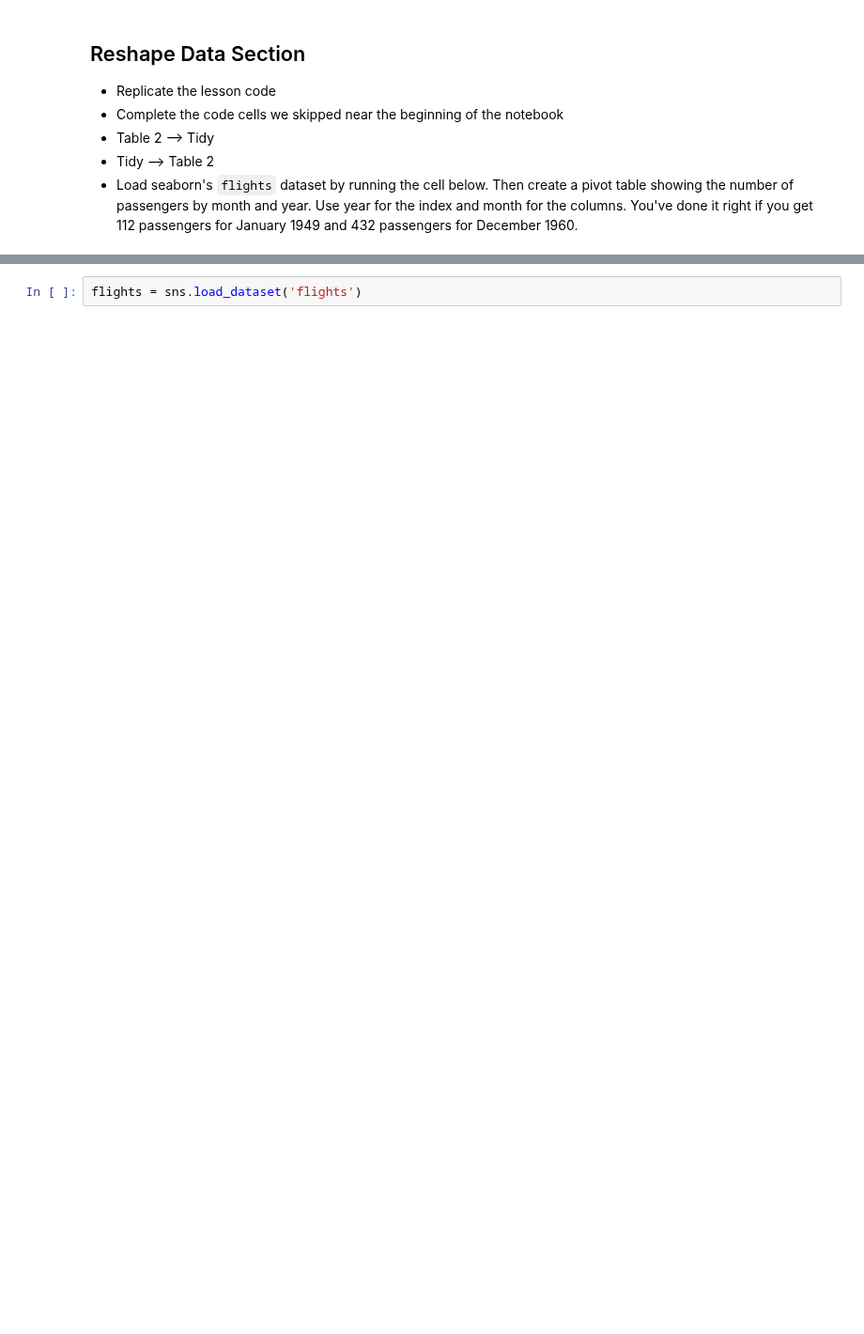
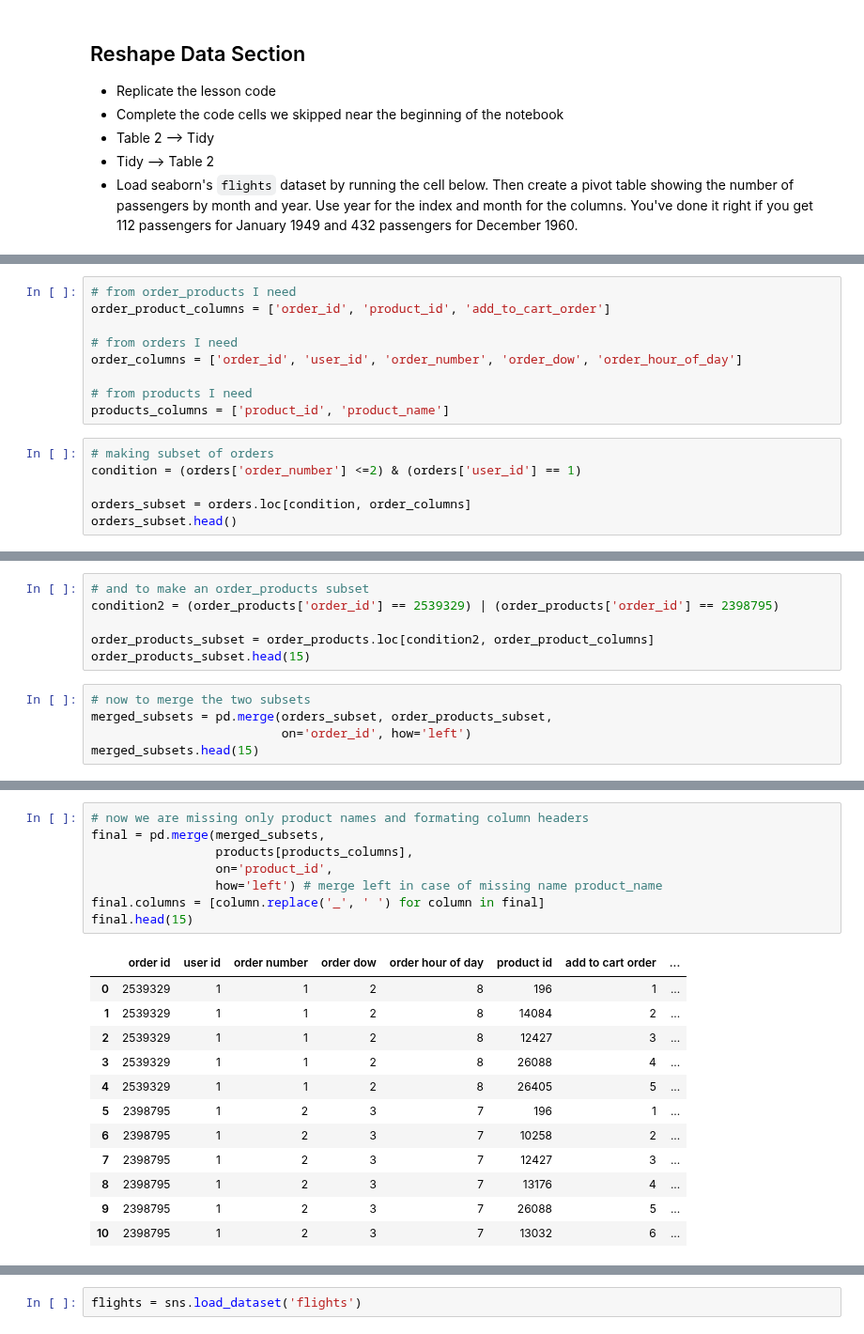
Before and after one commit to bloominstituteoftechnology/DS-Unit-1-Sprint-1-Data-Wrangling-and-Storytelling, a Jupyter notebook: module3-join-and-reshape-data/LS_DS_113_Join_and_Reshape_Data_Assignment.ipynb, the cells around one changed output, grey strips where cells are left out. Shown at 94% size. Saved outputs shown, nothing was run; the diff lists cells and outputs as text; blank space fills up the shorter version.

```diff
--- a/module3-join-and-reshape-data/LS_DS_113_Join_and_Reshape_Data_Assignment.ipynb
+++ b/module3-join-and-reshape-data/LS_DS_113_Join_and_Reshape_Data_Assignment.ipynb
@@ -105,0 +190,15 @@ Then, use pandas functions from the previous lesson to get the counts of the top
+# %%
+# from order_products I need
+order_product_columns = ['order_id', 'product_id', 'add_to_cart_order']
+
+# from orders I need
+order_columns = ['order_id', 'user_id', 'order_number', 'order_dow', 'order_hour_of_day']
+
+# from products I need
+products_columns = ['product_id', 'product_name']
+# %%
+# making subset of orders
+condition = (orders['order_number'] <=2) & (orders['user_id'] == 1)
+
+orders_subset = orders.loc[condition, order_columns]
+orders_subset.head()
@@ -105,0 +209,11 @@ Then, use pandas functions from the previous lesson to get the counts of the top
+# %%
+# and to make an order_products subset
+condition2 = (order_products['order_id'] == 2539329) | (order_products['order_id'] == 2398795)
+
+order_products_subset = order_products.loc[condition2, order_product_columns]
+order_products_subset.head(15)
+# %%
+# now to merge the two subsets
+merged_subsets = pd.merge(orders_subset, order_products_subset,
+                          on='order_id', how='left')
+merged_subsets.head(15)
@@ -105,0 +237,21 @@ Then, use pandas functions from the previous lesson to get the counts of the top
+# %%
+# now we are missing only product names and formating column headers
+final = pd.merge(merged_subsets,
+                 products[products_columns],
+                 on='product_id',
+                 how='left') # merge left in case of missing name product_name
+final.columns = [column.replace('_', ' ') for column in final]
+final.head(15)
+# %% [output]
+|  | order id | user id | order number | order dow | order hour of day | product id | add to cart order | ... |
+| 0 | 2539329 | 1 | 1 | 2 | 8 | 196 | 1 | ... |
+| 1 | 2539329 | 1 | 1 | 2 | 8 | 14084 | 2 | ... |
+| 2 | 2539329 | 1 | 1 | 2 | 8 | 12427 | 3 | ... |
+| 3 | 2539329 | 1 | 1 | 2 | 8 | 26088 | 4 | ... |
+| 4 | 2539329 | 1 | 1 | 2 | 8 | 26405 | 5 | ... |
+| 5 | 2398795 | 1 | 2 | 3 | 7 | 196 | 1 | ... |
+| 6 | 2398795 | 1 | 2 | 3 | 7 | 10258 | 2 | ... |
+| 7 | 2398795 | 1 | 2 | 3 | 7 | 12427 | 3 | ... |
+| 8 | 2398795 | 1 | 2 | 3 | 7 | 13176 | 4 | ... |
+| 9 | 2398795 | 1 | 2 | 3 | 7 | 26088 | 5 | ... |
+| 10 | 2398795 | 1 | 2 | 3 | 7 | 13032 | 6 | ... |
```
Also changed, not shown: parts of 34 cells of this notebook.
